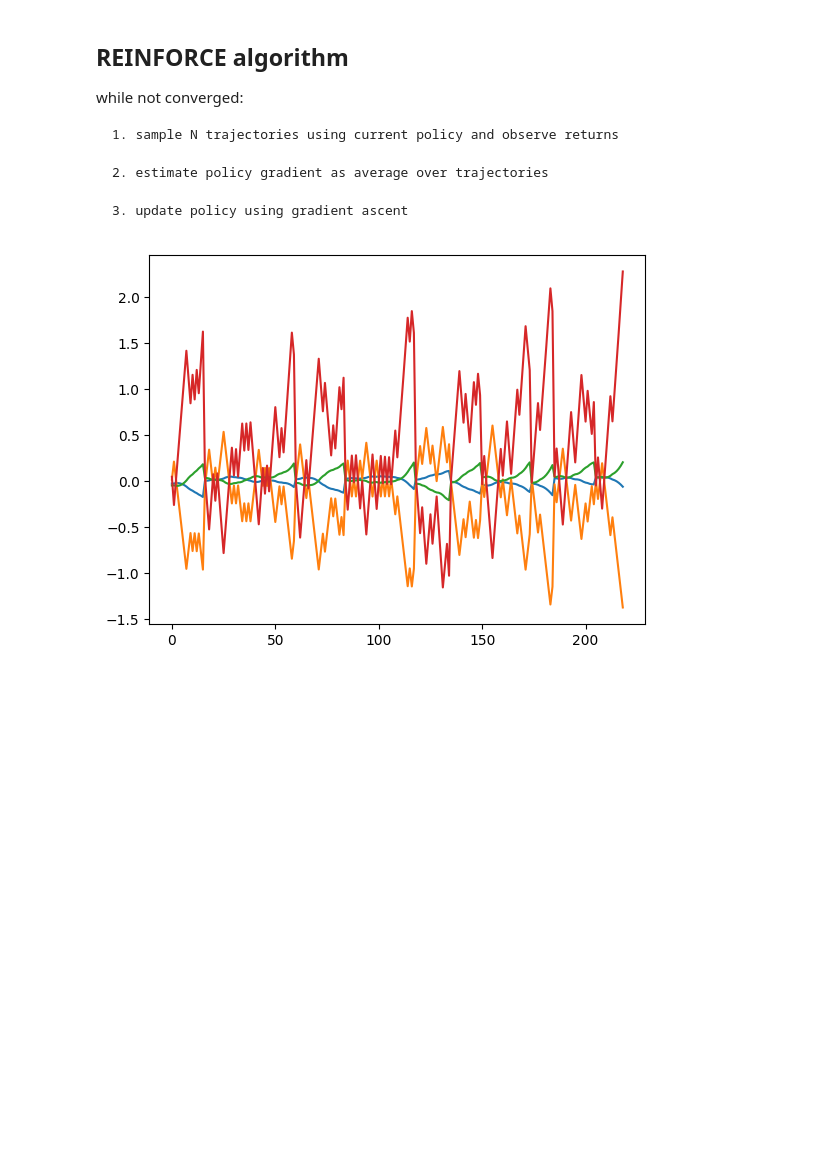
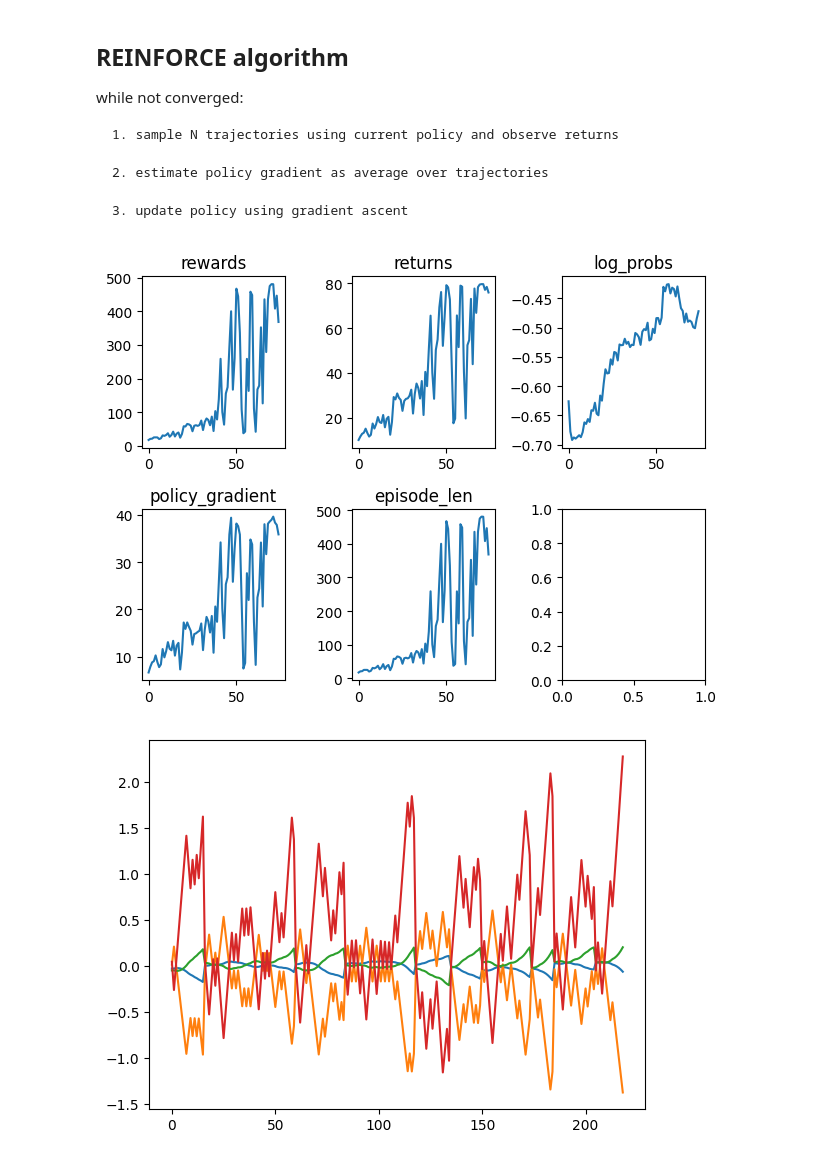
Before and after one commit to gdubbs100/spinning_up_rl, a Jupyter notebook: scratch_notebook.ipynb, the cells around one changed output. Cells and saved outputs as stored; diff of their text form; code cells hidden in the pictures; blank space fills up the shorter version.

```diff
--- a/scratch_notebook.ipynb
+++ b/scratch_notebook.ipynb
@@ -109,10 +139,33 @@ def calc_returns(rewards, dones, discount_rate):
     return returns
 # %%
-
 policy = Policy(4, 2, 4)
-agent = Agent(policy)
+agent = Agent(policy, policy_lr=.3)
 env = gym.make('CartPole-v1')
-agent.train_once(env)
+agent.train(env, num_iters=75, batch_size=20)
+# %%
+import matplotlib.pyplot as plt
+
+batch_results = agent.batch_results
+results = {
+    'log_probs' : [batch_results[i]['log_probs'] for i in batch_results.keys()],
+    'rewards' : [batch_results[i]['rewards'] for i in batch_results.keys()],
+    'returns' : [batch_results[i]['returns'] for i in batch_results.keys()],
+    'policy_gradient' : [batch_results[i]['policy_gradient'] for i in batch_results.keys()],
+    'episode_len' : [batch_results[i]['episode_len'] for i in batch_results.keys()],
+}
+
+fig, ax = plt.subplots(2,3)
+ax = ax.flatten()
+for i, res in enumerate(['rewards', 'returns', 'log_probs', 'policy_gradient', 'episode_len']):
+    ax[i].plot(
+        list(batch_results.keys()),
+        results[res]
+    )
+    ax[i].set_title(res)
+plt.tight_layout()
+plt.show();
+# %% [output]
+[figure, added]
 # %%
 import numpy as np
 import matplotlib.pyplot as plt
```
Also changed, not shown: parts of 1 cell of this notebook.
